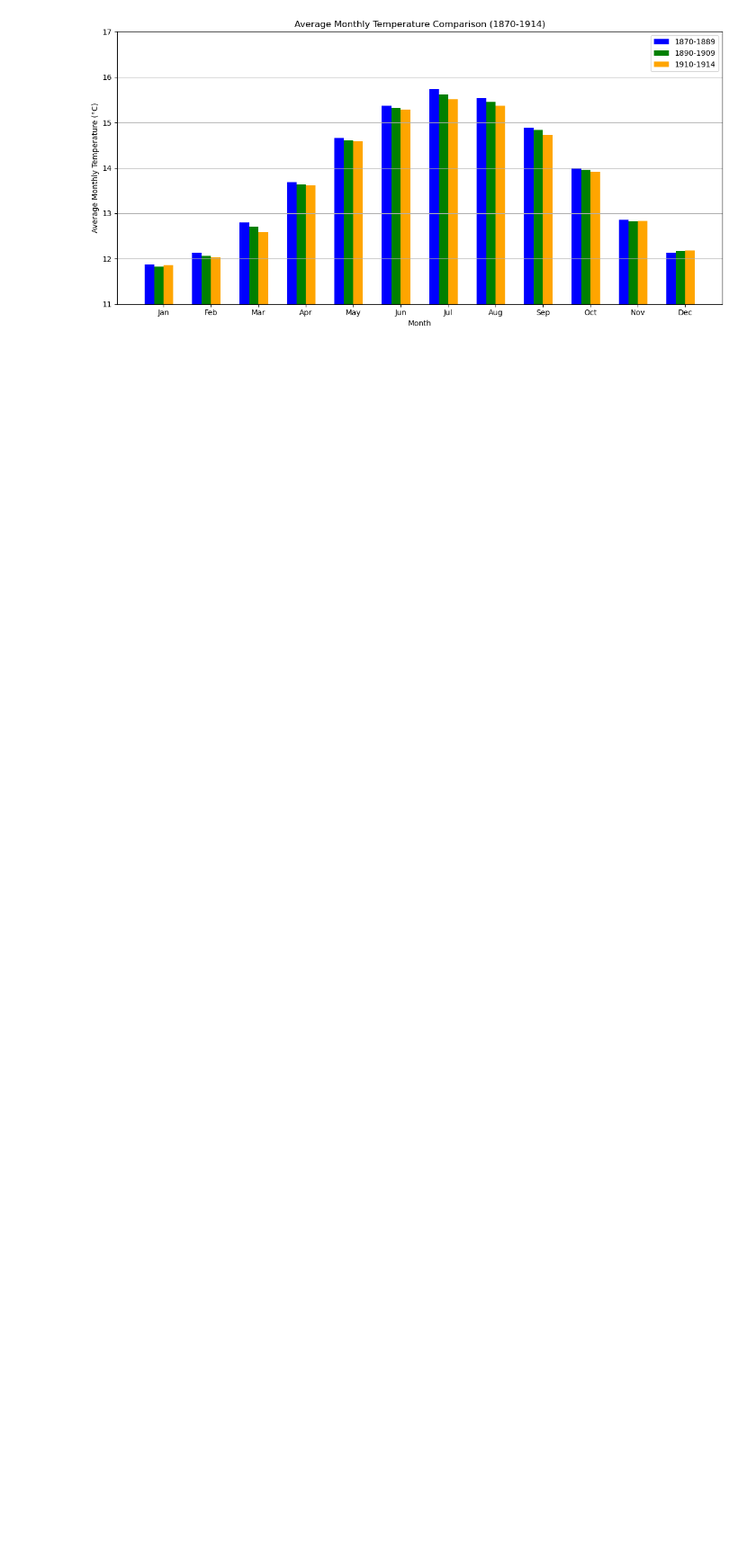
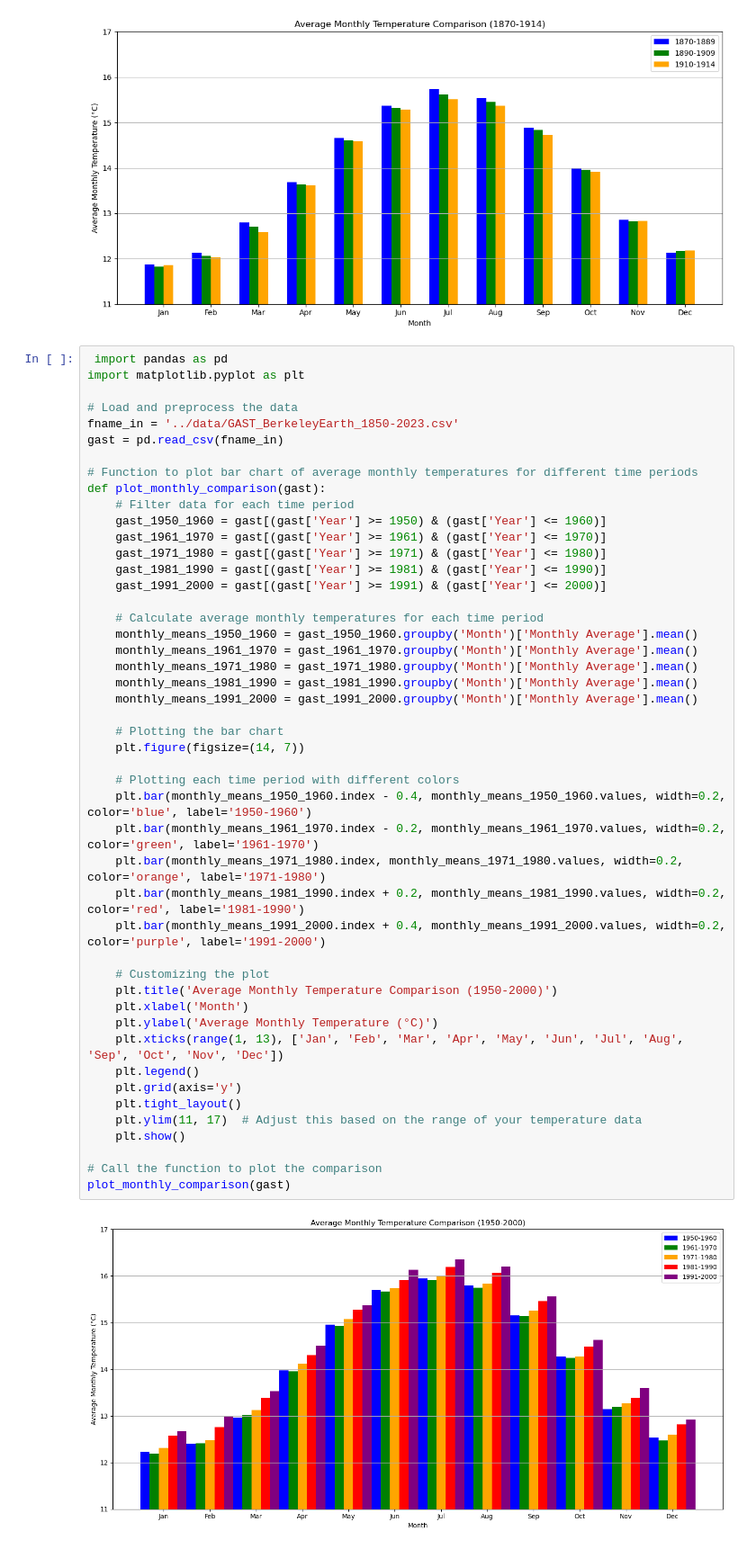
Before and after one commit to paulboydca/CFR-2024, a Jupyter notebook: module_climate/Paul_00_intro_to_climate.ipynb, the cells around one changed output. Shown: that part at 90% size. Drawn from its saved outputs; the diff is of its cells as text; blank space fills up the shorter version.

```diff
--- a/module_climate/Paul_00_intro_to_climate.ipynb
+++ b/module_climate/Paul_00_intro_to_climate.ipynb
@@ -224,3 +224,52 @@ def plot_monthly_comparison(gast):
 plot_monthly_comparison(gast)
 # %% [output]
 [figure]
+# %%
+ import pandas as pd
+import matplotlib.pyplot as plt
+
+# Load and preprocess the data
+fname_in = '../data/GAST_BerkeleyEarth_1850-2023.csv'
+gast = pd.read_csv(fname_in)
+
+# Function to plot bar chart of average monthly temperatures for different time periods
+def plot_monthly_comparison(gast):
+    # Filter data for each time period
+    gast_1950_1960 = gast[(gast['Year'] >= 1950) & (gast['Year'] <= 1960)]
+    gast_1961_1970 = gast[(gast['Year'] >= 1961) & (gast['Year'] <= 1970)]
+    gast_1971_1980 = gast[(gast['Year'] >= 1971) & (gast['Year'] <= 1980)]
+    gast_1981_1990 = gast[(gast['Year'] >= 1981) & (gast['Year'] <= 1990)]
+    gast_1991_2000 = gast[(gast['Year'] >= 1991) & (gast['Year'] <= 2000)]
+
+    # Calculate average monthly temperatures for each time period
+    monthly_means_1950_1960 = gast_1950_1960.groupby('Month')['Monthly Average'].mean()
+    monthly_means_1961_1970 = gast_1961_1970.groupby('Month')['Monthly Average'].mean()
+    monthly_means_1971_1980 = gast_1971_1980.groupby('Month')['Monthly Average'].mean()
+    monthly_means_1981_1990 = gast_1981_1990.groupby('Month')['Monthly Average'].mean()
+    monthly_means_1991_2000 = gast_1991_2000.groupby('Month')['Monthly Average'].mean()
+
+    # Plotting the bar chart
+    plt.figure(figsize=(14, 7))
+
+    # Plotting each time period with different colors
+    plt.bar(monthly_means_1950_1960.index - 0.4, monthly_means_1950_1960.values, width=0.2, color='blue', label='1950-1960')
+    plt.bar(monthly_means_1961_1970.index - 0.2, monthly_means_1961_1970.values, width=0.2, color='green', label='1961-1970')
+    plt.bar(monthly_means_1971_1980.index, monthly_means_1971_1980.values, width=0.2, color='orange', label='1971-1980')
+    plt.bar(monthly_means_1981_1990.index + 0.2, monthly_means_1981_1990.values, width=0.2, color='red', label='1981-1990')
+    plt.bar(monthly_means_1991_2000.index + 0.4, monthly_means_1991_2000.values, width=0.2, color='purple', label='1991-2000')
+
+    # Customizing the plot
+    plt.title('Average Monthly Temperature Comparison (1950-2000)')
+    plt.xlabel('Month')
+    plt.ylabel('Average Monthly Temperature (°C)')
+    plt.xticks(range(1, 13), ['Jan', 'Feb', 'Mar', 'Apr', 'May', 'Jun', 'Jul', 'Aug', 'Sep', 'Oct', 'Nov', 'Dec'])
+    plt.legend()
+    plt.grid(axis='y')
+    plt.tight_layout()
+    plt.ylim(11, 17)  # Adjust this based on the range of your temperature data
+    plt.show()
+
+# Call the function to plot the comparison
+plot_monthly_comparison(gast)
+# %% [output]
+[figure, added]
```
